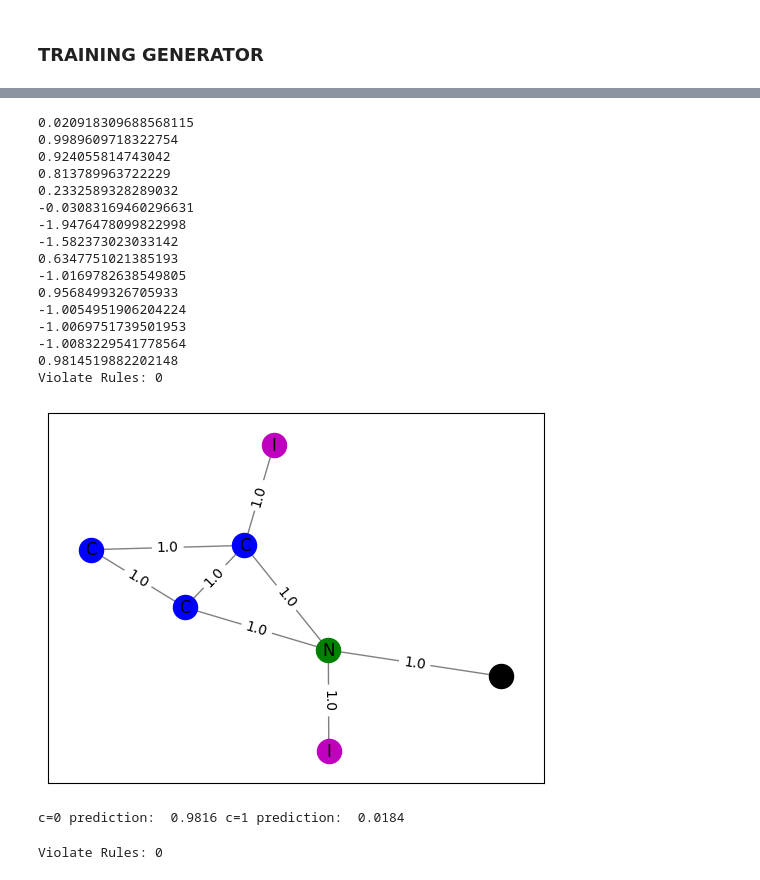
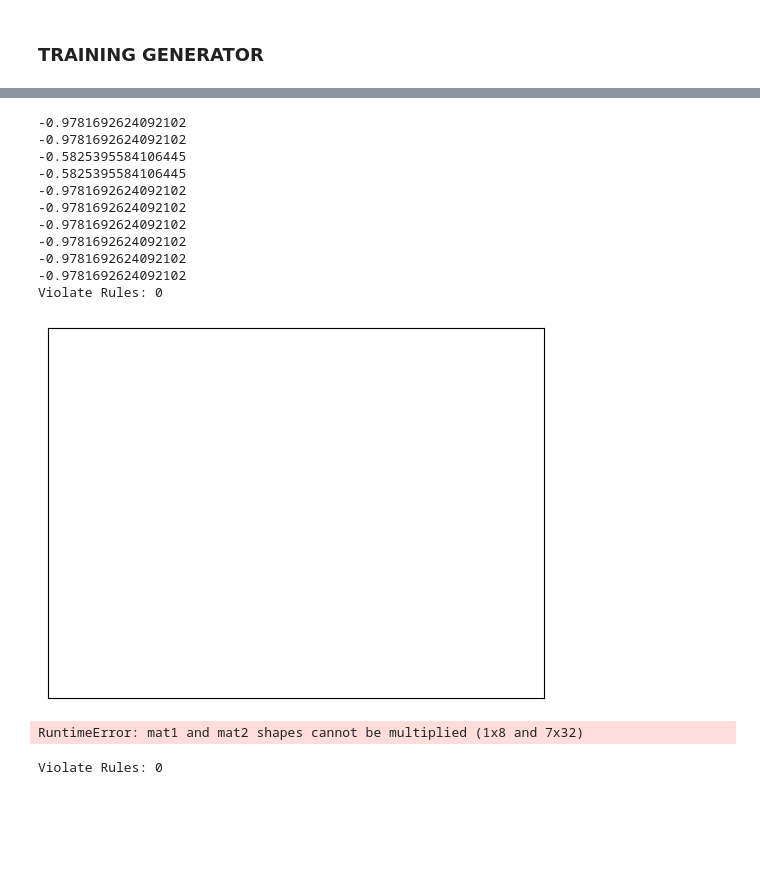
Before and after one commit to alessioborgi/XGNN_GraphGenRL, a Jupyter notebook: X_GNN_MUTAG.ipynb, the cells around one changed output, grey strips where cells are left out. Saved outputs shown, nothing was run; the diff lists cells and outputs as text; code cells hidden in the pictures; blank space fills up the shorter version.

```diff
--- a/X_GNN_MUTAG.ipynb
+++ b/X_GNN_MUTAG.ipynb
@@ -539,7 +539,7 @@ class Generator(nn.Module):
             self.random_start = True
 
         # Load GCN for calculating reward (placeholder GCN, replace with your actual model)
-        self.model = GCN(node_feature_dim=nfeat, num_class=num_class, dropout=dropout)
+        self.model = GCN(node_feature_dim=nfeat-1, num_class=num_class, dropout=dropout)
         self.model.load_state_dict(torch.load(model_path))
         for param in self.model.parameters():
             param.requires_grad = False
@@ -598,7 +598,7 @@ class Generator(nn.Module):
 
         # check if the last node (no_operation node) is selected as starting node
         if a_start_idx == len(mask_start) - 1:
-            return p_start, a_start_idx, a_start_idx, -1, G
+            return p_start, a_start_idx, -1, -1, G
 
         ## pt,end = Softmax(MLPs([X, x^start]))
         # Broadcast start node features along with all candidate nodes
@@ -617,7 +617,7 @@ class Generator(nn.Module):
 
         # check if the last node (no_operation node) is selected as end-node
         if a_end_idx == len(mask_end) - 1:
-            return p_start, a_start_idx, -1, a_end_idx, G
+            return p_start, -1, p_end, a_end_idx, G
 
         # If end-node is from candidate set, add it to the graph
         if a_end_idx >= G['num_nodes']:
@@ -689,7 +689,7 @@ class Generator(nn.Module):
         """
         self.model.eval()
         with torch.no_grad():
-            output = self.model(G_t_1['feat'], G_t_1['edge_index'])
+            output = self.model(G_t_1['feat'][:, :-1], G_t_1['edge_index'])
             p = F.softmax(output, dim=1)
         return p[0][self.c] - (1 / self.num_class)
 
@@ -730,6 +730,7 @@ class Generator(nn.Module):
         """
         if a_end == -1:
             return Rt * F.nll_loss(p_start.view(1, -1), a_start.unsqueeze(0))
+
         if a_start == -1:
             return Rt * F.nll_loss(p_end.view(1, -1), a_end.unsqueeze(0))
 
@@ -807,7 +808,7 @@ if __name__ == "__main__":
     # Initialize the Generator with the appropriate parameters
     model_path = './gcn_first.pth'
     candidate_set = ['C.4', 'N.4', 'O.2', 'F.1', 'I.1', 'Cl.1', 'Br.1']
-    g = Generator(model_path=model_path, C=candidate_set, nfeat=7, c=0, start=0, max_nodes = 5)
+    g = Generator(model_path=model_path, C=candidate_set, nfeat=8, c=0, start=0, max_nodes = 5)
 
     # Train the generator
     train_generator(g, num_episodes=100, max_gen_step= 10, learning_rate=0.01)
@@ -885,26 +889,21 @@ def generate_and_draw_graph(generator, candidate_set, max_gen_step=8):
     preds = torch.nn.functional.softmax(generator.model(G['feat'], G['edge_index']), dim=1)
     print('c=0 prediction: ', f'{preds[0][0].item():.4f}', 'c=1 prediction: ', f'{preds[0][1].item():.4f}')
 # %%
-generate_and_draw_graph(g, candidate_set, max_gen_step=15)
+generate_and_draw_graph(g, candidate_set, max_gen_step=10)
 # %% [output]
-0.020918309688568115
-0.9989609718322754
-0.924055814743042
-0.813789963722229
-0.2332589328289032
--0.03083169460296631
--1.9476478099822998
--1.582373023033142
-0.6347751021385193
--1.0169782638549805
-0.9568499326705933
--1.0054951906204224
--1.0069751739501953
--1.0083229541778564
-0.9814519882202148
+-0.9781692624092102
+-0.9781692624092102
+-0.5825395584106445
+-0.5825395584106445
+-0.9781692624092102
+-0.9781692624092102
+-0.9781692624092102
+-0.9781692624092102
+-0.9781692624092102
+-0.9781692624092102
 Violate Rules: 0
-[figure, old version]
+[figure, new version]
-c=0 prediction:  0.9816 c=1 prediction:  0.0184
+RuntimeError: mat1 and mat2 shapes cannot be multiplied (1x8 and 7x32)
 # %%
  print(f"Violate Rules: {g.check_graph_rules(g.G)}")
  g.G
```
Also changed, not shown: parts of 1 cell of this notebook.
